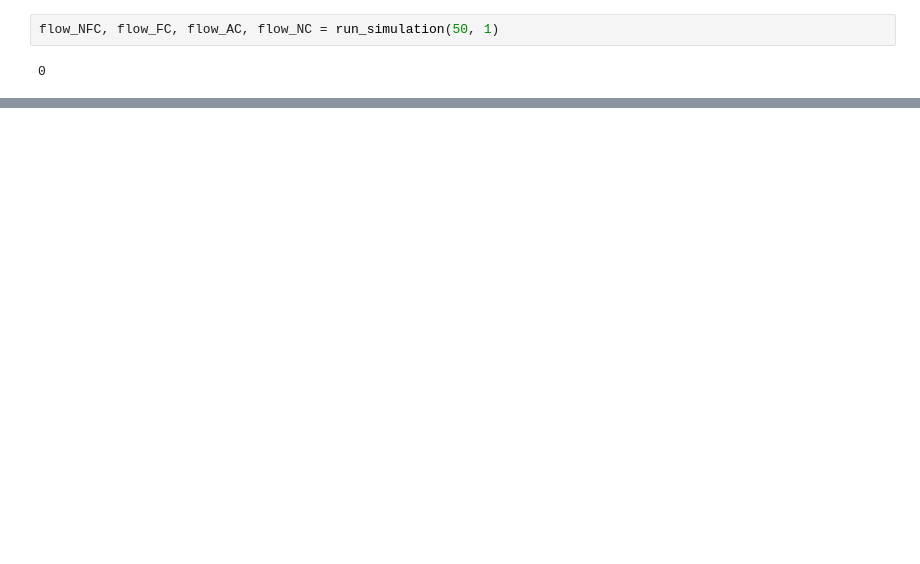
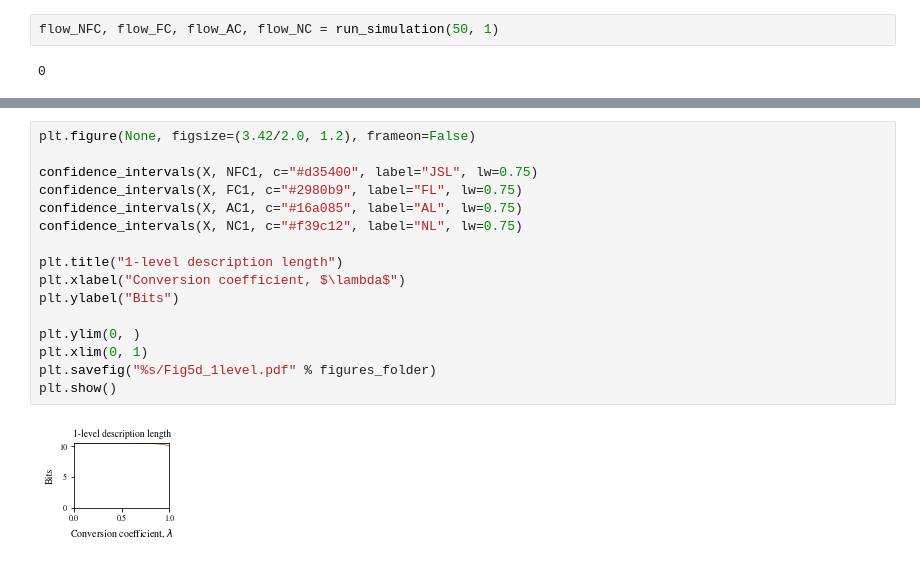
Before and after one commit to ulfaslak/git-github.com-ulfaslak-code-intermittent-communities_public, a Jupyter notebook: flow_persistence.ipynb, the cells around one changed output, grey strips where cells are left out. Saved outputs shown, nothing was run; the diff lists cells and outputs as text; blank space fills up the shorter version.

```diff
--- a/flow_persistence.ipynb
+++ b/flow_persistence.ipynb
@@ -366,0 +494,18 @@ plt.show()
+# %%
+plt.figure(None, figsize=(3.42/2.0, 1.2), frameon=False)
+
+confidence_intervals(X, NFC1, c="#d35400", label="JSL", lw=0.75)
+confidence_intervals(X, FC1, c="#2980b9", label="FL", lw=0.75)
+confidence_intervals(X, AC1, c="#16a085", label="AL", lw=0.75)
+confidence_intervals(X, NC1, c="#f39c12", label="NL", lw=0.75)
+
+plt.title("1-level description length")
+plt.xlabel("Conversion coefficient, $\lambda$")
+plt.ylabel("Bits")
+
+plt.ylim(0, )
+plt.xlim(0, 1)
+plt.savefig("%s/Fig5d_1level.pdf" % figures_folder)
+plt.show()
+# %% [output]
+[figure, added]
```
Also changed, not shown: parts of 7 cells of this notebook, 4 other files.
